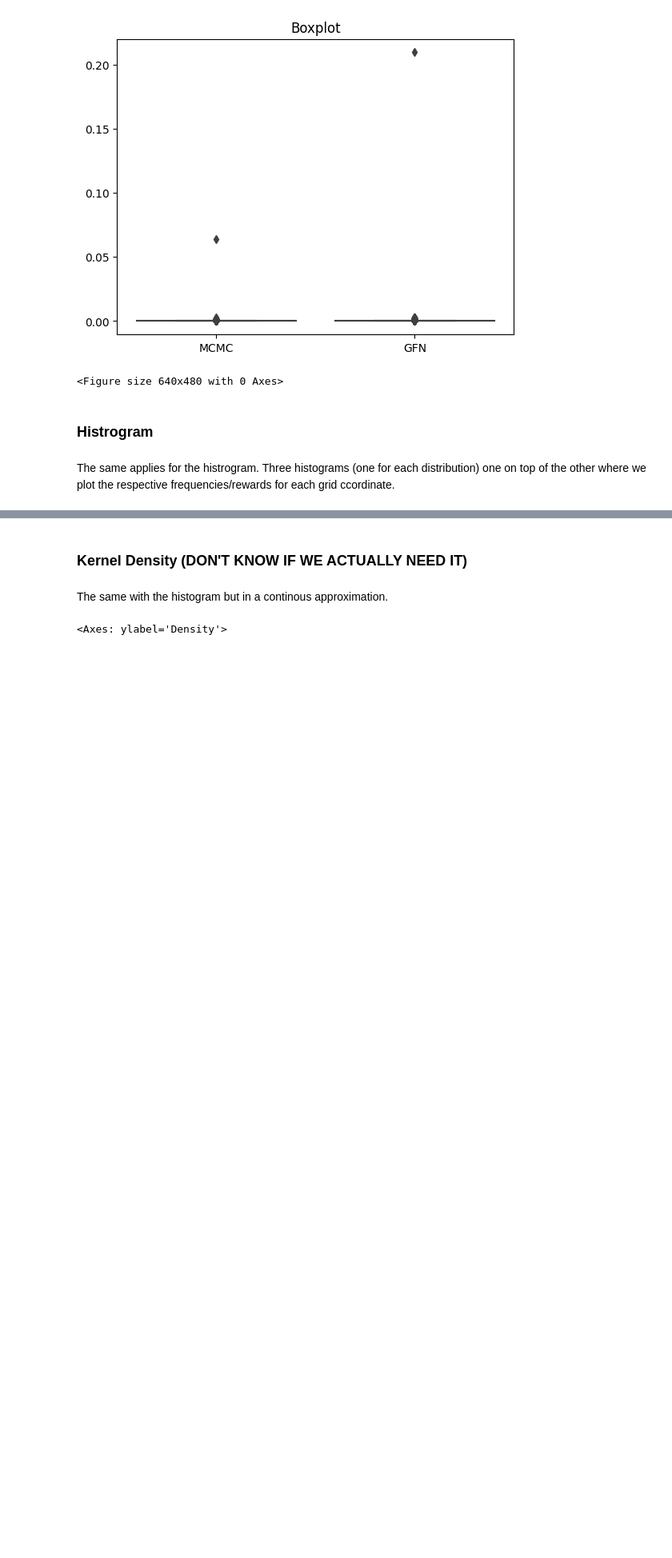
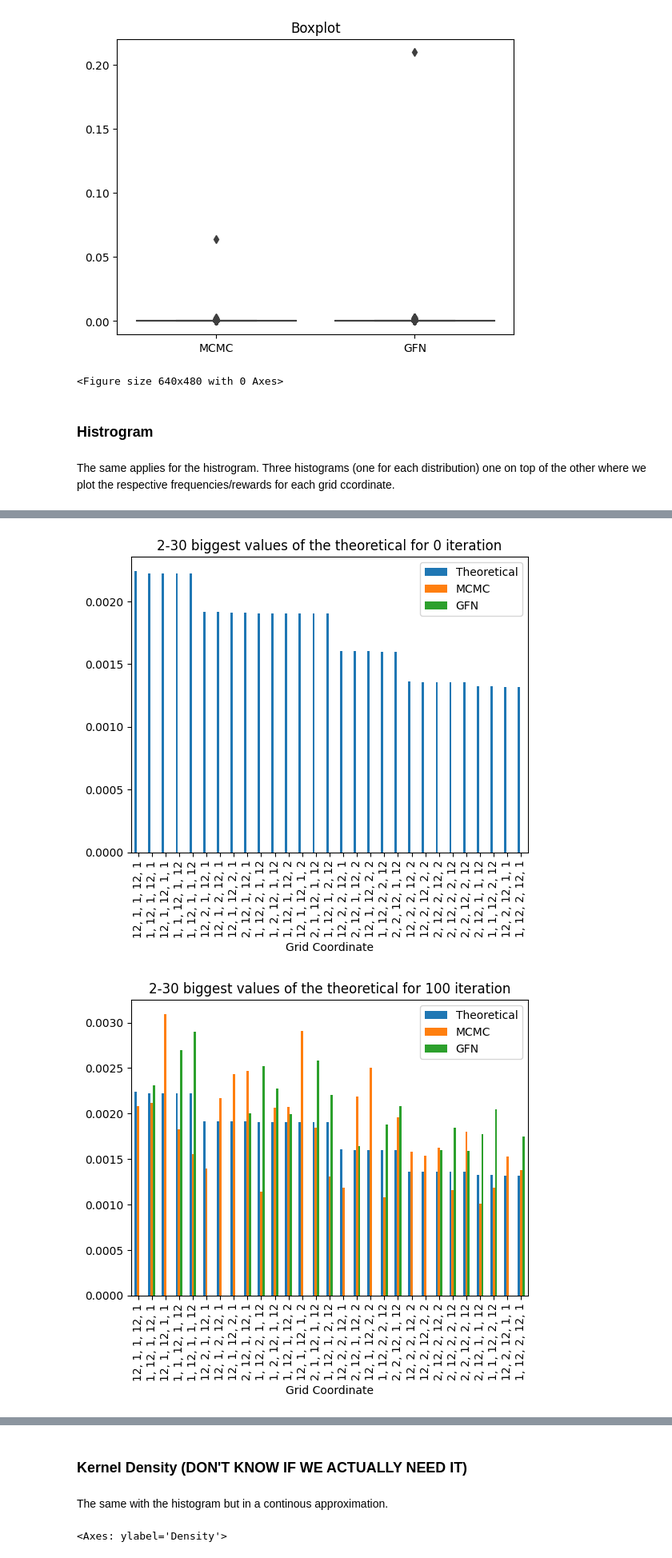
Before and after one commit to JosephRRB/torchgfn_spinfoams, a Jupyter notebook: notebooks/Statistical_Analysis.ipynb, the cells around one changed output, grey strips where cells are left out. Shown at 80% size. Cells and saved outputs as stored; diff of their text form; code cells hidden in the pictures; blank space fills up the shorter version.

```diff
--- a/notebooks/Statistical_Analysis.ipynb
+++ b/notebooks/Statistical_Analysis.ipynb
@@ -155,0 +151,9 @@ for i in range(0, gfn_distributions_over_time.shape[0], int(gfn_distributions_ov
+# %%
+for i in range(0, gfn_distributions_over_time.shape[0], int(gfn_distributions_over_time.shape[0]/10)):
+    _, gfn_distributions_over_time_flattened_batch = get_distributions_over_time_flattened(grid_len, gfn_distributions_over_time, iteration=i)
+    _, mcmc_distributions_over_time_flattened_batch = get_distributions_over_time_flattened(grid_len, mcmc_distributions_over_time, iteration=i)
+    df_batch = pd.DataFrame({"Grid Coordinate": grid_coordinates_list, "Theoretical": theoretical_distributions_over_time_flattened, "MCMC": mcmc_distributions_over_time_flattened_batch, "GFN": gfn_distributions_over_time_flattened_batch})
+    df_batch.sort_values("Theoretical", ascending=False)[1:30].plot(kind='bar', x="Grid Coordinate", title=f"2-30 biggest values of the theoretical for {i} iteration")
+# %% [output]
+[figure, added]
+[figure, added]
```
Also changed, not shown: parts of 9 cells of this notebook.
